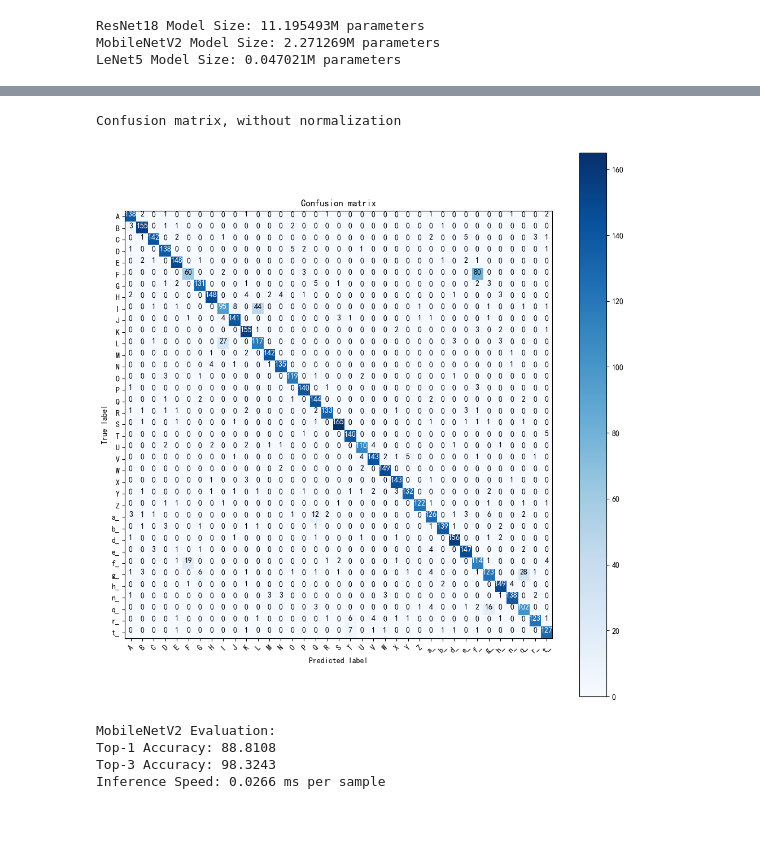
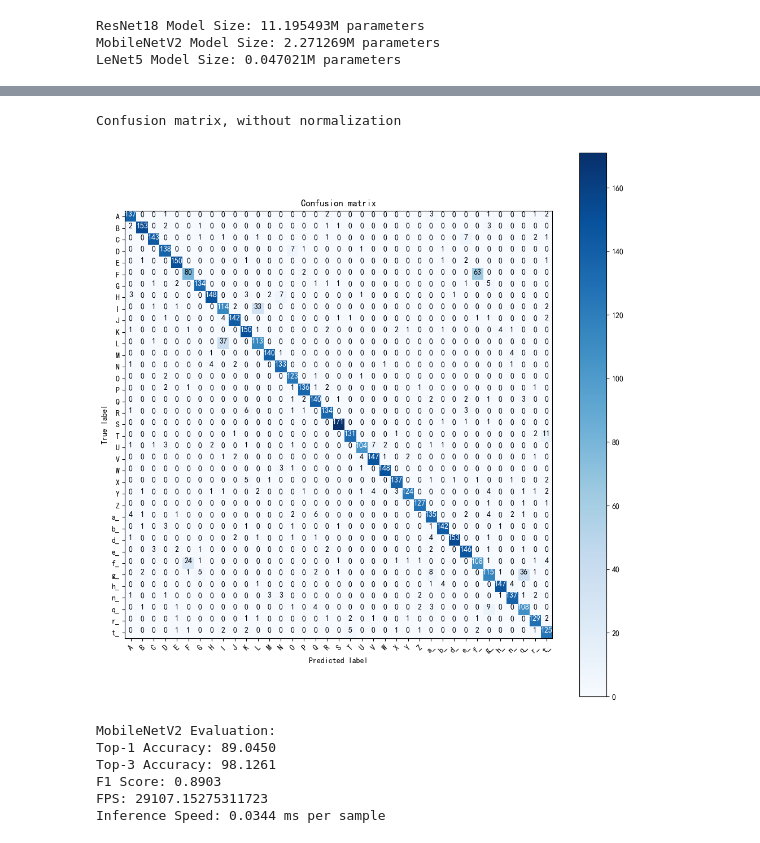
Before and after one commit to Authcult/Com_Intelligent_work, a Jupyter notebook: baseline.ipynb, the cells around one changed output, grey strips where cells are left out. Drawn from its saved outputs; the diff is of its cells as text; code cells hidden in the pictures.

```diff
--- a/baseline.ipynb
+++ b/baseline.ipynb
@@ -141,9 +143,9 @@ LeNet5 = LeNet5(num_classes=label_num)
 
 # 加载最好的权重模型
 
-# resnet18.load_state_dict(torch.load('best_model_resnet18.pth'))
-# mobilenet_v2.load_state_dict(torch.load('best_model_mobilenet_v2.pth'))
-# LeNet5.load_state_dict(torch.load('best_model_LeNet5.pth'))
+resnet18.load_state_dict(torch.load('best_model_resnet18.pth'))
+mobilenet_v2.load_state_dict(torch.load('best_model_mobilenet_v2.pth'))
+LeNet5.load_state_dict(torch.load('best_model_LeNet5.pth'))
 
 
 # 检查 CUDA 是否可用
@@ -399,6 +401,8 @@ model_sizes = [model_size_resnet18, model_size_mobilenet_v2, model_size_LeNet5]
 model_names = ["ResNet18", "MobileNetV2", "LeNet5"]
 top1_accs = []
 top3_accs = []
+f1_scores=[]
+FPS_scores=[]
 inference_speeds = []
 # %% [output]
 ResNet18 Model Size: 11.195493M parameters
@@ -406,13 +410,17 @@ MobileNetV2 Model Size: 2.271269M parameters
 LeNet5 Model Size: 0.047021M parameters
 # %%
 # 推理
-top1_acc_resnet18, top3_acc_resnet18, inference_speed_resnet18 = evaluate_model(resnet18, test_loader, device)
+top1_acc_resnet18, top3_acc_resnet18,f1_score_resnet18,_,_, inference_speed_resnet18 = evaluate_model(resnet18, test_loader, device)
 top1_accs.append(top1_acc_resnet18)
 top3_accs.append(top3_acc_resnet18)
+f1_scores.append(f1_score_resnet18)
+FPS_scores.append(1/inference_speed_resnet18)
 inference_speeds.append(inference_speed_resnet18*1000)
 print("ResNet18 Evaluation:")
 print(f"Top-1 Accuracy: {top1_acc_resnet18:.4f}")
 print(f"Top-3 Accuracy: {top3_acc_resnet18:.4f}")
+print(f"F1 Score: {f1_score_resnet18:.4f}")
+print(f"FPS: {1/inference_speed_resnet18}")
 print(f"Inference Speed: {inference_speed_resnet18 * 1000:.4f} ms per sample")
 # %% [output]
 Confusion matrix, without normalization
@@ -425,17 +434,23 @@ Inference Speed: 0.0159 ms per sample
 # %%
-top1_acc_mobilenetv2, top3_acc_mobilenetv2, inference_speed_mobilenetv2 = evaluate_model(mobilenet_v2, test_loader, device)
+top1_acc_mobilenetv2, top3_acc_mobilenetv2,f1_score_mobilenetv2,_,_, inference_speed_mobilenetv2 = evaluate_model(mobilenet_v2, test_loader, device)
 top1_accs.append(top1_acc_mobilenetv2)
 top3_accs.append(top3_acc_mobilenetv2)
+f1_scores.append(f1_score_mobilenetv2)
+FPS_scores.append(1/inference_speed_mobilenetv2)
 inference_speeds.append(inference_speed_mobilenetv2*1000)
 print("MobileNetV2 Evaluation:")
 print(f"Top-1 Accuracy: {top1_acc_mobilenetv2:.4f}")
 print(f"Top-3 Accuracy: {top3_acc_mobilenetv2:.4f}")
+print(f"F1 Score: {f1_score_mobilenetv2:.4f}")
+print(f"FPS: {1/inference_speed_mobilenetv2}")
 print(f"Inference Speed: {inference_speed_mobilenetv2 * 1000:.4f} ms per sample")
 # %% [output]
 Confusion matrix, without normalization
-[figure, old version]
+[figure, new version]
 MobileNetV2 Evaluation:
-Top-1 Accuracy: 88.8108
-Top-3 Accuracy: 98.3243
-Inference Speed: 0.0266 ms per sample
+Top-1 Accuracy: 89.0450
+Top-3 Accuracy: 98.1261
+F1 Score: 0.8903
+FPS: 29107.15275311723
+Inference Speed: 0.0344 ms per sample
 # %%
```
Also changed, not shown: parts of 8 cells of this notebook, 6 other files.
